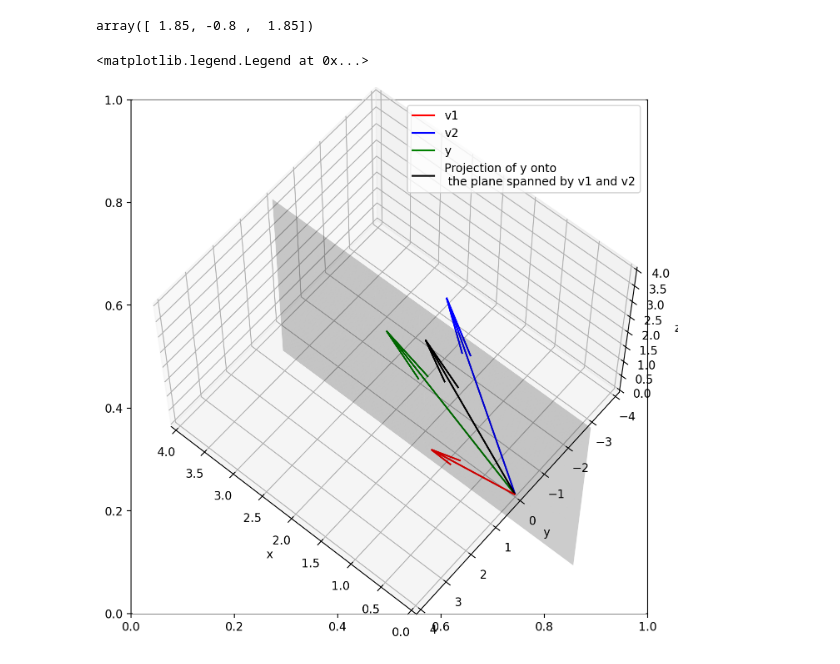
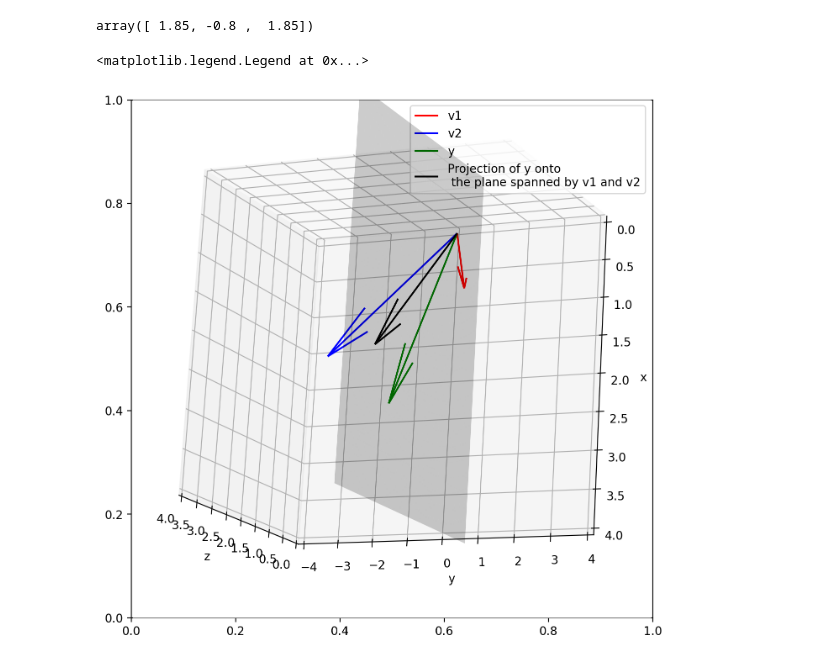
Before and after one commit to nipunbatra/ml2023, a Jupyter notebook: notebooks/posts/projection.ipynb, the cells around one changed output. Cells and saved outputs as stored; diff of their text form; code cells hidden in the pictures.

```diff
--- a/notebooks/posts/projection.ipynb
+++ b/notebooks/posts/projection.ipynb
@@ -56,32 +56,34 @@ ax = fig.add_subplot(111, projection='3d')
 xx, zz = np.meshgrid(np.linspace(-1, 4, 100), np.linspace(-1, 4, 100))
 yy = np.zeros_like(xx)
 ax.plot_surface(xx, yy, zz, alpha=0.2, color='k')
 
 
 # plot the vectors in 3D
 ax.quiver(0, 0, 0, v1[0], v1[1], v1[2], color='r', label='v1')
 ax.quiver(0, 0, 0, v2[0], v2[1], v2[2], color='b', label='v2')
 ax.quiver(0, 0, 0, y[0], y[1], y[2], color='g', label='y')
 
 
 # Limit the view to the x-z plane
 
 ax.set_xlabel('x')
 ax.set_ylabel('y')
 ax.set_zlabel('z')
 
 # Set the view angle so that we can see the x-z plane appear at a 45 degree angle
 #ax.view_init(azim=70, elev=200)
-ax.view_init(elev=60, azim=130)
+ax.view_init(elev=60, azim=-80, roll=90)
+ax.view_init(120, -120, -120)
+#ax.view_init(roll=45)
 
 ax.set_ylim(-4, 4)
 ax.set_xlim(0, 4)
 ax.set_zlim(0, 4)
 
 
 # Plot the projection of y onto the plane spanned by v1 and v2
 ax.quiver(0, 0, 0, y_proj[0], y_proj[1], y_proj[2], color='k', label='Projection of y onto\n the plane spanned by v1 and v2')
 plt.legend()
 # %% [output]
 <matplotlib.legend.Legend at 0x...>
-[figure, old version]
+[figure, new version]
```
Also changed, not shown: 1 other file.
